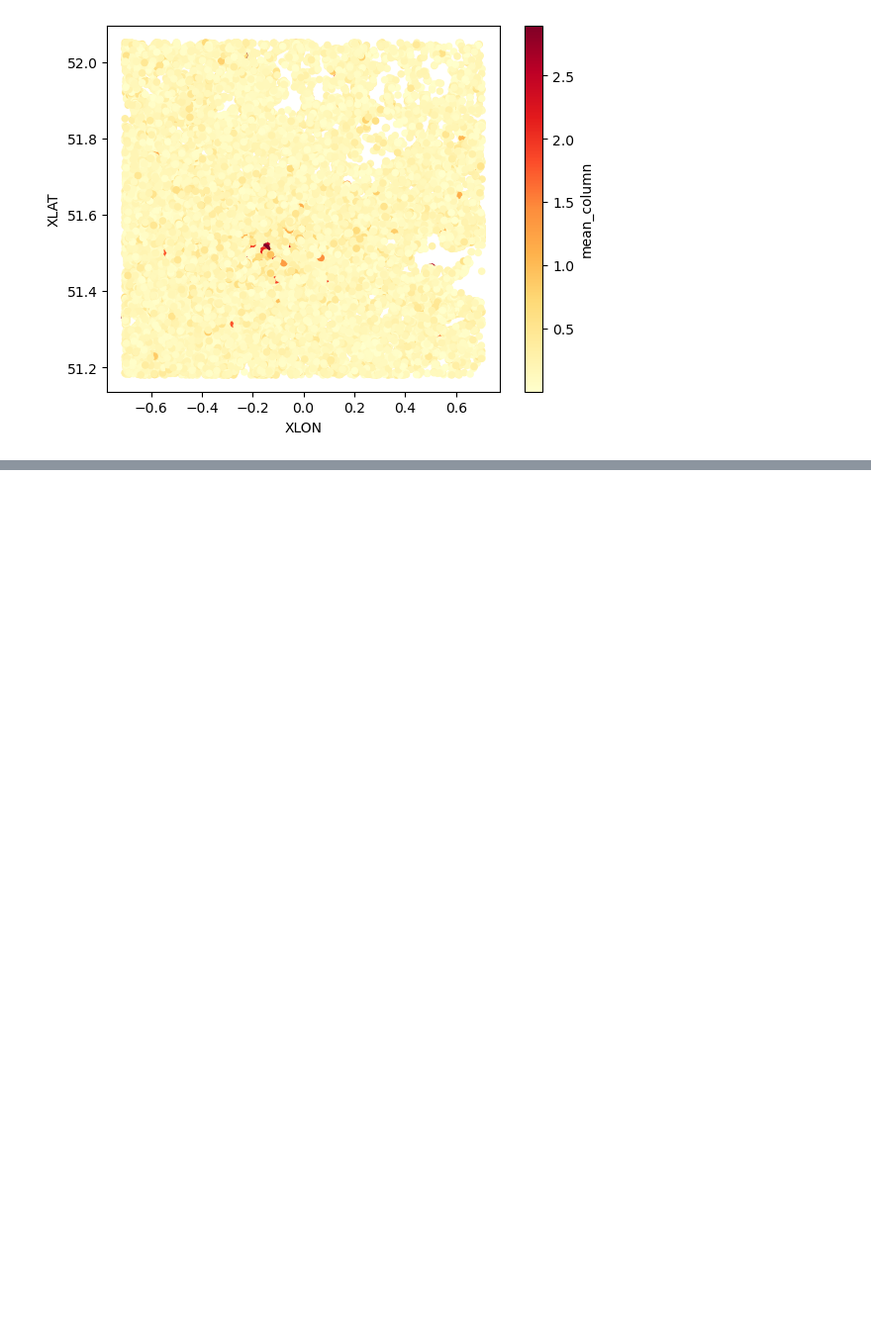
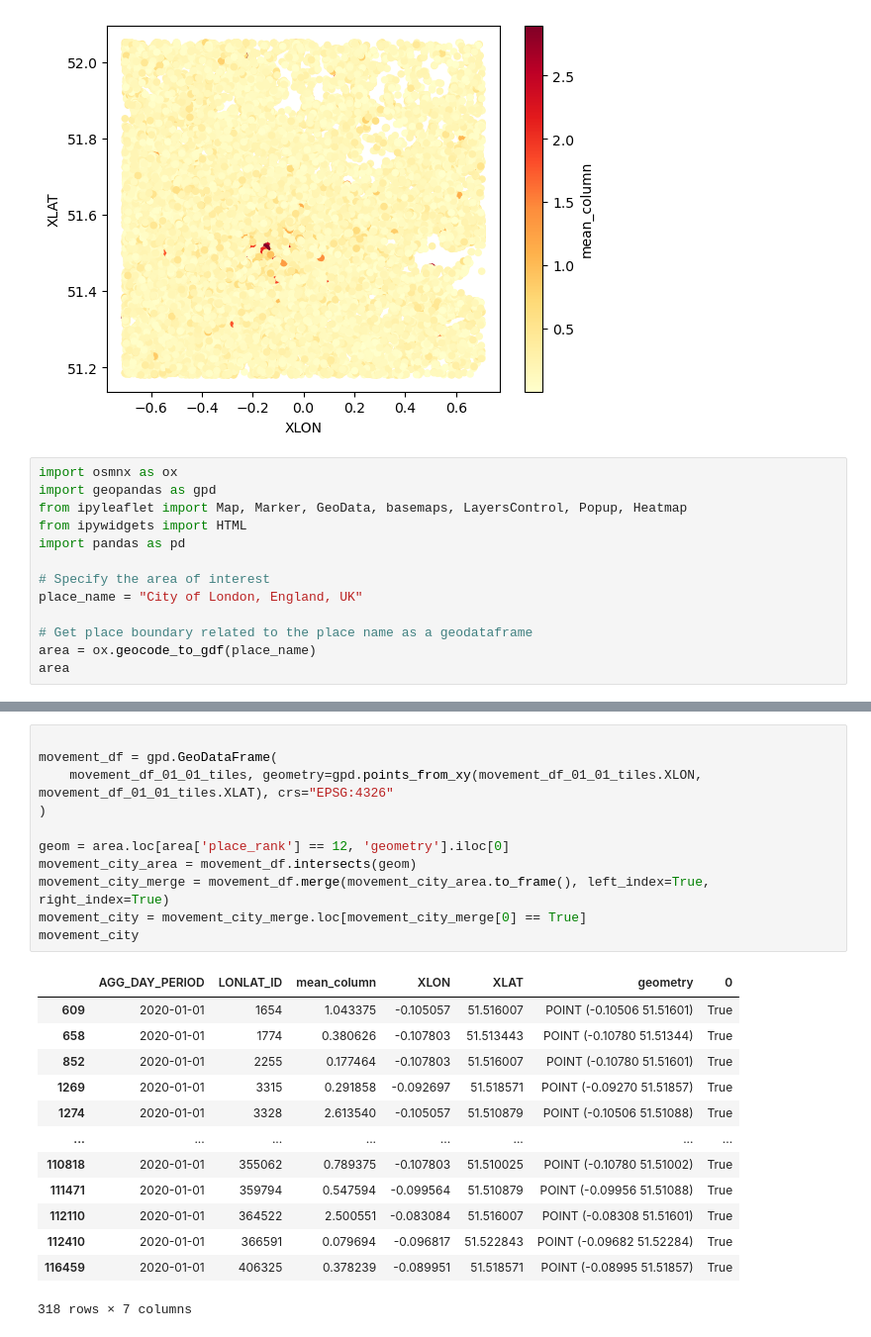
Before and after one commit to Felioxx/Mobile-ity-Scope, a Jupyter notebook: first_steps_python/first_steps.ipynb, the cells around one changed output, grey strips where cells are left out. Shown at 99% size. Drawn from its saved outputs; the diff is of its cells as text; blank space fills up the shorter version.

Commit message:
first_steps intersect und heatmap

```diff
--- a/first_steps_python/first_steps.ipynb
+++ b/first_steps_python/first_steps.ipynb
@@ -80,3 +80,16 @@ movement_df_01_01_tiles.plot(x="XLON", y="XLAT", kind="scatter",c="mean_column",
 # %% [output]
 <AxesSubplot: xlabel='XLON', ylabel='XLAT'>
 [figure]
+# %%
+import osmnx as ox
+import geopandas as gpd
+from ipyleaflet import Map, Marker, GeoData, basemaps, LayersControl, Popup, Heatmap
+from ipywidgets import HTML
+import pandas as pd
+
+# Specify the area of interest
+place_name = "City of London, England, UK"
+
+# Get place boundary related to the place name as a geodataframe
+area = ox.geocode_to_gdf(place_name)
+area
@@ -82,0 +99,25 @@ movement_df_01_01_tiles.plot(x="XLON", y="XLAT", kind="scatter",c="mean_column",
+# %%
+
+movement_df = gpd.GeoDataFrame(
+    movement_df_01_01_tiles, geometry=gpd.points_from_xy(movement_df_01_01_tiles.XLON, movement_df_01_01_tiles.XLAT), crs="EPSG:4326"
+)
+
+geom = area.loc[area['place_rank'] == 12, 'geometry'].iloc[0]
+movement_city_area = movement_df.intersects(geom)
+movement_city_merge = movement_df.merge(movement_city_area.to_frame(), left_index=True, right_index=True)
+movement_city = movement_city_merge.loc[movement_city_merge[0] == True]
+movement_city
+# %% [output]
+|  | AGG_DAY_PERIOD | LONLAT_ID | mean_column | XLON | XLAT | geometry | 0 |
+| 609 | 2020-01-01 | 1654 | 1.043375 | -0.105057 | 51.516007 | POINT (-0.10506 51.51601) | True |
+| 658 | 2020-01-01 | 1774 | 0.380626 | -0.107803 | 51.513443 | POINT (-0.10780 51.51344) | True |
+| 852 | 2020-01-01 | 2255 | 0.177464 | -0.107803 | 51.516007 | POINT (-0.10780 51.51601) | True |
+| 1269 | 2020-01-01 | 3315 | 0.291858 | -0.092697 | 51.518571 | POINT (-0.09270 51.51857) | True |
+| 1274 | 2020-01-01 | 3328 | 2.613540 | -0.105057 | 51.510879 | POINT (-0.10506 51.51088) | True |
+| ... | ... | ... | ... | ... | ... | ... | ... |
+| 110818 | 2020-01-01 | 355062 | 0.789375 | -0.107803 | 51.510025 | POINT (-0.10780 51.51002) | True |
+| 111471 | 2020-01-01 | 359794 | 0.547594 | -0.099564 | 51.510879 | POINT (-0.09956 51.51088) | True |
+| 112110 | 2020-01-01 | 364522 | 2.500551 | -0.083084 | 51.516007 | POINT (-0.08308 51.51601) | True |
+| 112410 | 2020-01-01 | 366591 | 0.079694 | -0.096817 | 51.522843 | POINT (-0.09682 51.52284) | True |
+| 116459 | 2020-01-01 | 406325 | 0.378239 | -0.089951 | 51.518571 | POINT (-0.08995 51.51857) | True |
+318 rows × 7 columns
```
Also changed, not shown: parts of 4 cells of this notebook, 1 other file.
